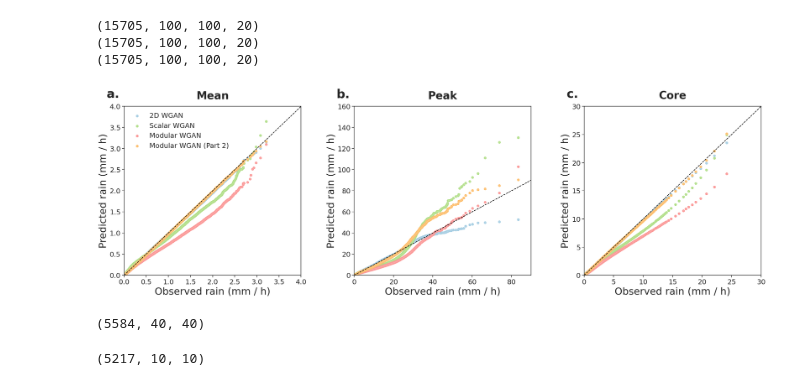
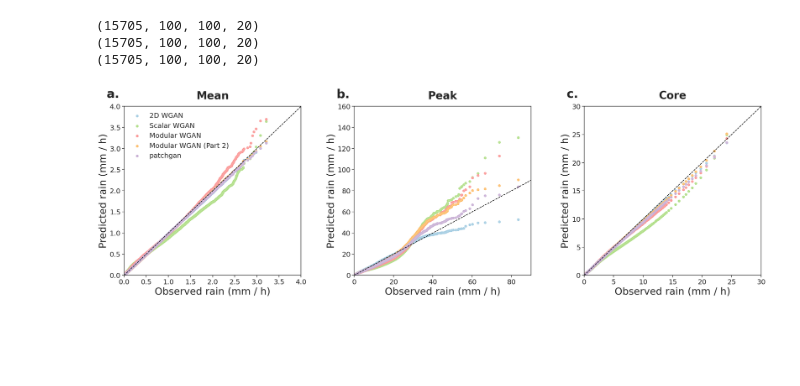
Before and after one commit to vosps/tropical_cyclone, a Jupyter notebook: tracking/4_qq.ipynb, the cells around one changed output. Saved outputs shown, nothing was run; the diff lists cells and outputs as text; code cells hidden in the pictures; blank space fills up the shorter version.

```diff
--- a/tracking/4_qq.ipynb
+++ b/tracking/4_qq.ipynb
@@ -339,8 +343,9 @@ del inputs_og
 (16007, 100, 100, 20)
 (16007, 100, 100, 20)
 # %%
-modular_pred_2 = np.load('/user/home/al18709/work/gan_predictions_20/modular_part2_lowres_predictions_test_pred-opt_scalar_test_run_more_inputs_pred-opt_modular_part2_raw.npy')
+modular_pred_2 = np.load('/user/home/al18709/work/gan_predictions_20/modular_part2_lowres_predictions_test_pred-opt_scalar_test_run_1_pred-opt_modular_part2_raw.npy')
 meta_valid = pd.read_csv('/user/work/al18709/tc_data_flipped/test_meta.csv')
+print(np.sum(modular_pred_2))
 modular_mean,modular_mean_min,modular_mean_max = calc_ensemble_percentile(modular_pred_2,'Mean',percentiles)
 modular_peak,modular_peak_min,modular_peak_max = calc_ensemble_percentile(modular_pred_2,'Peak',percentiles)
 modular_core,modular_core_min,modular_core_max = calc_ensemble_percentile(modular_pred_2,'Core',percentiles)
@@ -350,7 +356,7 @@ del modular_pred_2
 (15705, 100, 100, 20)
 (15705, 100, 100, 20)
 # %%
-patchloss_pred = np.load('/user/home/al18709/work/gan_predictions_20/test_pred-opt_modular_part2_patchloss_raw.npy')
+patchloss_pred = np.load('/user/home/al18709/work/gan_predictions_20/test_pred-opt_modular_part2_patchloss_raw_3.npy')
 patchloss_mean,patchloss_mean_min,patchloss_mean_max = calc_ensemble_percentile(patchloss_pred,'Mean',percentiles)
 patchloss_peak,patchloss_peak_min,patchloss_peak_max = calc_ensemble_percentile(patchloss_pred,'Peak',percentiles)
 patchloss_core,patchloss_core_min,patchloss_core_max = calc_ensemble_percentile(patchloss_pred,'Core',percentiles)
@@ -440,8 +446,8 @@ b2 = axes[0].fill_between(real_mean_p/3, modular_mean_min/3, modular_mean_max/3,
 c1 = axes[0].scatter(real_mean_p/3,mraw_mean/3)
 c2 = axes[0].fill_between(real_mean_p/3, mraw_mean_min/3, mraw_mean_max/3,alpha=0.2)
 
-# d1 =axes[0].scatter(real_mean_p/3,patchloss_mean/3)
-# d2 =axes[0].fill_between(real_mean_p/3, patchloss_mean_min/3, patchloss_mean_max/3,alpha=0.2)
+d1 =axes[0].scatter(real_mean_p/3,patchloss_mean/3)
+d2 =axes[0].fill_between(real_mean_p/3, patchloss_mean_min/3, patchloss_mean_max/3,alpha=0.2)
 
 # axes[0].scatter(real_mean_p/3,mweight_mean/3)
 # axes[0].scatter(real_mean_p/3,cmip_mean_p/6)
@@ -455,8 +461,8 @@ axes[1].scatter(real_peak_p/3,modular_peak/3)
 axes[1].fill_between(real_peak_p/3, modular_peak_min/3, modular_peak_max/3,alpha=0.2)
 axes[1].scatter(real_peak_p/3,mraw_peak/3)
 axes[1].fill_between(real_peak_p/3, mraw_peak_min/3, mraw_peak_max/3,alpha=0.2)
-# axes[1].scatter(real_peak_p/3,patchloss_peak/3)
-# axes[1].fill_between(real_peak_p/3, patchloss_peak_min/3, patchloss_peak_max/3,alpha=0.2)
+axes[1].scatter(real_peak_p/3,patchloss_peak/3)
+axes[1].fill_between(real_peak_p/3, patchloss_peak_min/3, patchloss_peak_max/3,alpha=0.2)
 
 # axes[1].scatter(real_peak_p/3,mweight_peak/3)
 # axes[1].scatter(real_peak_p/3,cmip_peak_p/6)
@@ -470,8 +476,8 @@ axes[2].scatter(real_core_p/3,modular_core/3)
 axes[2].fill_between(real_core_p/3, modular_core_min/3, modular_core_max/3,alpha=0.2)
 axes[2].scatter(real_core_p/3,mraw_core/3)
 axes[2].fill_between(real_core_p/3, mraw_core_min/3, mraw_core_max/3,alpha=0.2)
-# axes[2].scatter(real_core_p/3,patchloss_core/3)
-# axes[2].fill_between(real_core_p/3, patchloss_core_min/3, patchloss_core_max/3,alpha=0.2)
+axes[2].scatter(real_core_p/3,patchloss_core/3)
+axes[2].fill_between(real_core_p/3, patchloss_core_min/3, patchloss_core_max/3,alpha=0.2)
 # axes[2].scatter(real_core_p/3,mweight_core/3)
 # axes[2].scatter(real_core_p/6,cmip_core_p/6)
 # axes[2].scatter(real_core_p/6,hrmip_core_p/6)
@@ -486,7 +492,7 @@ axes[2].plot(x_y,x_y,'--',color='black')
 # axes[0].legend(['2D WGAN','Scalar WGAN','Modular WGAN', 'Modular WGAN (Part 2)', 'Patchloss'],frameon=False,fontsize=16)
 # axes[0].legend(['2D WGAN','Scalar WGAN','Modular WGAN', 'Modular WGAN (Part 2)'],frameon=False,fontsize=24)
 
-axes[0].legend([ax1,a1,b1,c1],['2D WGAN','Scalar WGAN','Modular WGAN', 'Modular WGAN (Part 2)'],frameon=False,fontsize=18)
+axes[0].legend([ax1,a1,b1,c1,d1],['2D WGAN','Scalar WGAN','Modular WGAN', 'Modular WGAN (Part 2)','patchgan'],frameon=False,fontsize=18)
 
 # ax.fill_between(real_p, dsrnngan_min, dsrnngan_max,color='#729ea1',alpha=0.2)
 # ax.fill_between(real_p, pred2_min, pred2_max,color='Green',alpha=0.2)
@@ -499,32 +505,32 @@ axes[0].tick_params(axis='both', which='major', labelsize=18)
 axes[1].set_xlabel('Observed rain (mm / h)',fontsize=26)
 axes[1].set_ylabel('Predicted rain (mm / h)',fontsize=26)
 axes[1].set_title('Peak',fontsize=28,fontweight='bold',pad=20)
 axes[1].tick_params(axis='both', which='major', labelsize=18)
 
 axes[2].set_xlabel('Observed rain (mm / h)',fontsize=26)
 axes[2].set_ylabel('Predicted rain (mm / h)',fontsize=26)
 axes[2].set_title('Core',fontsize=28,fontweight='bold',pad=20)
 axes[2].tick_params(axis='both', which='major', labelsize=18)
 
 
 axes[0].set_ylim([0,4])
 axes[0].set_xlim([0,4])
 axes[1].set_ylim([0,160])
 axes[1].set_xlim([0,90])
 axes[2].set_ylim([0,30])
 axes[2].set_xlim([0,30])
 axes[2].set_xticks([0,5,10,15,20,25,30])
 
 
 axes[0].text(-0.1, 1.05, 'a.', transform=axes[0].transAxes, size=32, weight='bold')
 axes[1].text(-0.1, 1.05, 'b.', transform=axes[1].transAxes, size=32, weight='bold')
 axes[2].text(-0.1, 1.05, 'c.', transform=axes[2].transAxes, size=32, weight='bold')
 
 
 plt.subplots_adjust(left=None, bottom=None, right=None, top=None, wspace=0.3, hspace=0.35)
-plt.savefig('qq_plot_Total_test_new_final_11.png',bbox_inches='tight',dpi=600)
+plt.savefig('qq_plot_Total_test_new_final_13.png',bbox_inches='tight',dpi=600)
 
 # TODO: checkpoint 25 was the best so far!
 plt.show()
 # %% [output]
-[figure, old version]
+[figure, new version]
@@ -560,10 +536,0 @@ plt.show()
-# %%
-test = np.load('/user/home/al18709/work/tc_data_flipped/extreme_test_X.npy')
-print(test.shape)
-# %% [output]
-(5584, 40, 40)
-# %%
-test = np.load('/user/home/al18709/work/tc_data_mswep/extreme_test_X.npy')
-print(test.shape)
-# %% [output]
-(5217, 10, 10)
```
Also changed, not shown: parts of 17 cells of this notebook, 20 other files.
